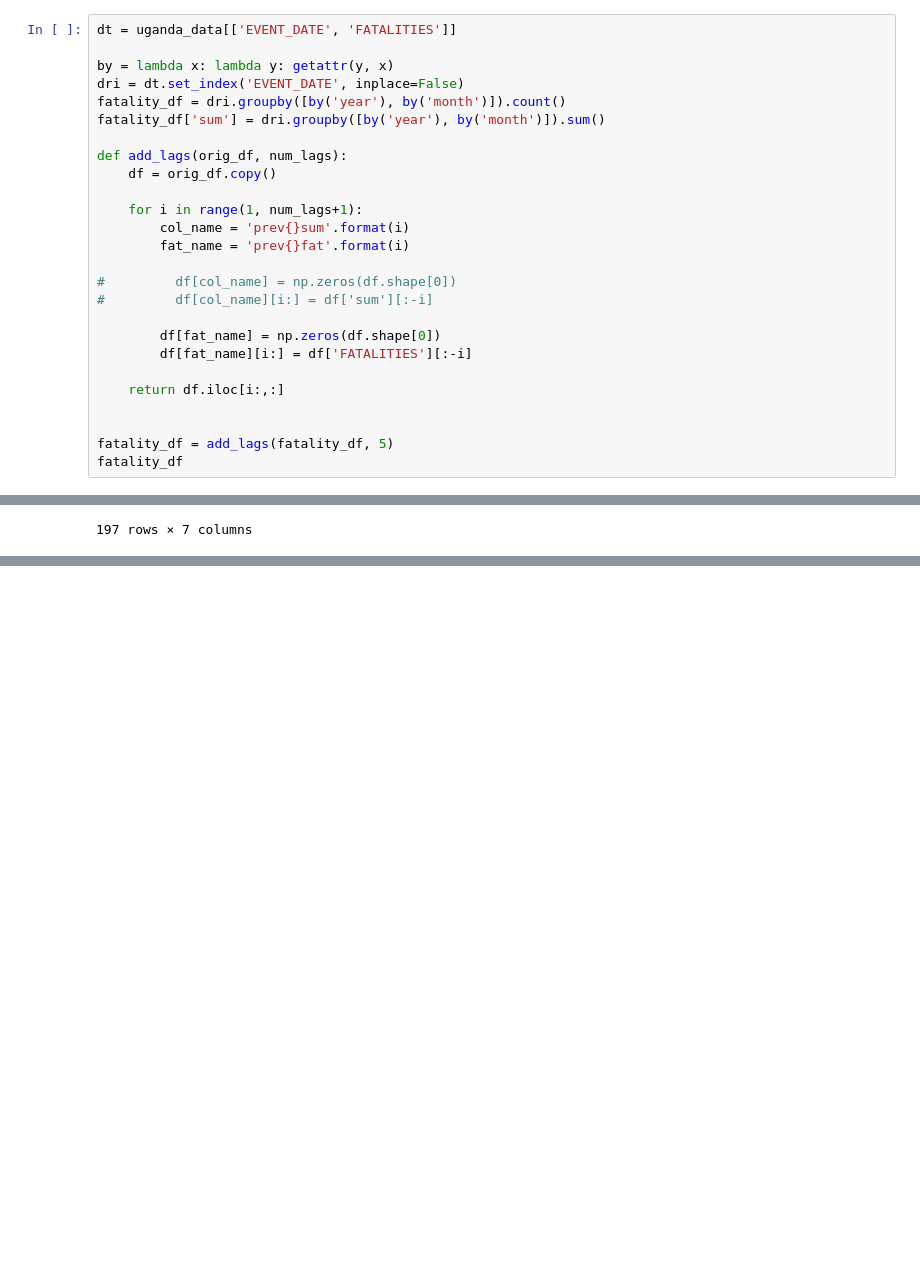
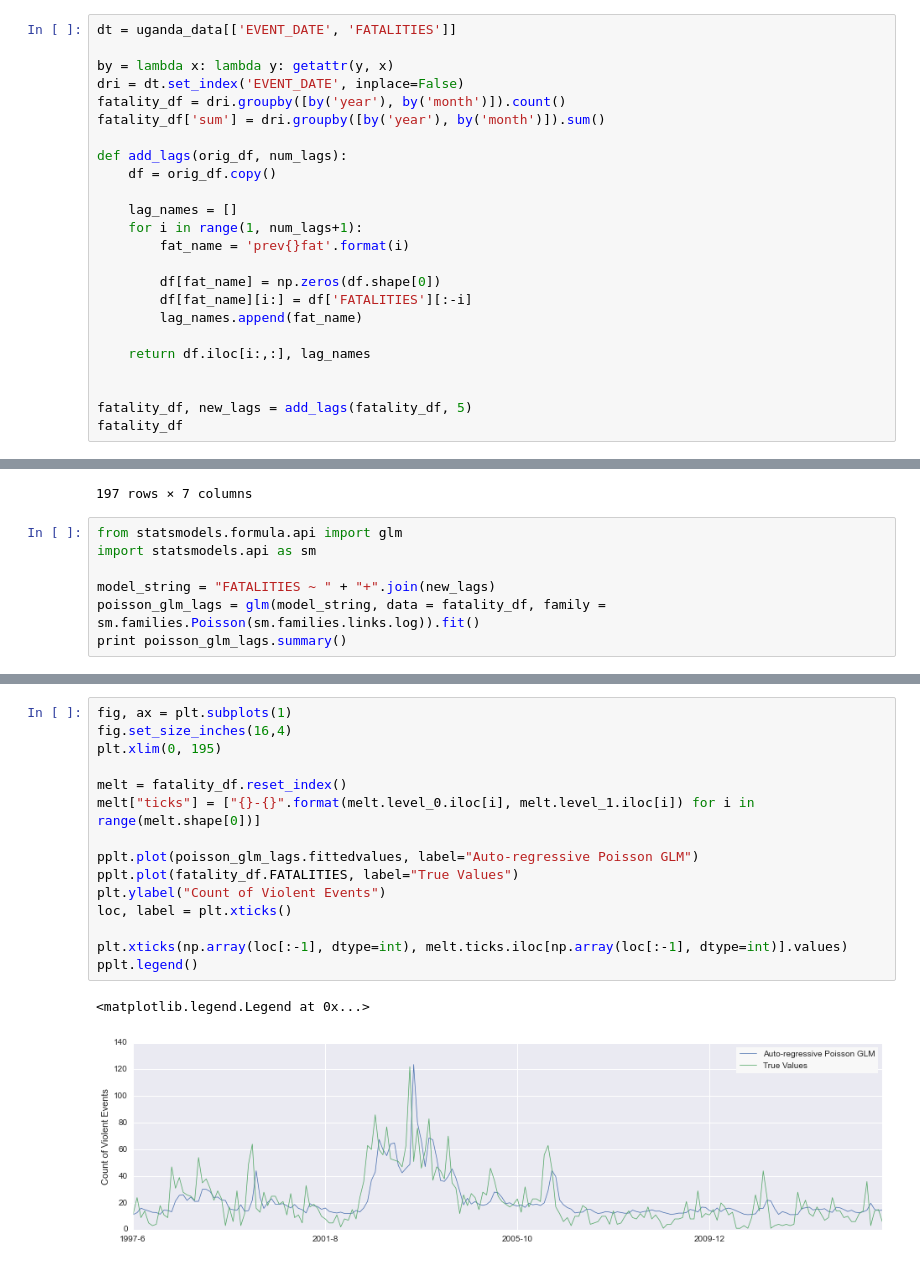
Before and after one commit to pjbull/civil_conflict, a Jupyter notebook: UgandaExplore.ipynb, the cells around one changed output, grey strips where cells are left out. Saved outputs shown, nothing was run; the diff lists cells and outputs as text; blank space fills up the shorter version.

Commit message:
Poisson Regression Done

```diff
--- a/UgandaExplore.ipynb
+++ b/UgandaExplore.ipynb
@@ -409,20 +409,18 @@ fatality_df['sum'] = dri.groupby([by('year'), by('month')]).sum()
 def add_lags(orig_df, num_lags):
     df = orig_df.copy()
 
+    lag_names = []
     for i in range(1, num_lags+1):
-        col_name = 'prev{}sum'.format(i)
         fat_name = 'prev{}fat'.format(i)
-
-#         df[col_name] = np.zeros(df.shape[0])
-#         df[col_name][i:] = df['sum'][:-i]
 
         df[fat_name] = np.zeros(df.shape[0])
         df[fat_name][i:] = df['FATALITIES'][:-i]
+        lag_names.append(fat_name)
 
-    return df.iloc[i:,:]
+    return df.iloc[i:,:], lag_names
 
 
-fatality_df = add_lags(fatality_df, 5)
+fatality_df, new_lags = add_lags(fatality_df, 5)
 fatality_df
 # %% [output]
 |  |  | FATALITIES | sum | prev1fat | prev2fat | prev3fat | prev4fat | prev5fat |
@@ -443,3 +441,10 @@ fatality_df
 |  | 5 | 24 | 34 | 8 | 15 | 7 | 8 | 2 |
 |  |  | ... | ... | ... | ... | ... | ... | ... |
 197 rows × 7 columns
+# %%
+from statsmodels.formula.api import glm
+import statsmodels.api as sm
+
+model_string = "FATALITIES ~ " + "+".join(new_lags)
+poisson_glm_lags = glm(model_string, data = fatality_df, family = sm.families.Poisson(sm.families.links.log)).fit()
+print poisson_glm_lags.summary()
@@ -445,0 +487,18 @@ fatality_df
+# %%
+fig, ax = plt.subplots(1)
+fig.set_size_inches(16,4)
+plt.xlim(0, 195)
+
+melt = fatality_df.reset_index()
+melt["ticks"] = ["{}-{}".format(melt.level_0.iloc[i], melt.level_1.iloc[i]) for i in range(melt.shape[0])]
+
+pplt.plot(poisson_glm_lags.fittedvalues, label="Auto-regressive Poisson GLM")
+pplt.plot(fatality_df.FATALITIES, label="True Values")
+plt.ylabel("Count of Violent Events")
+loc, label = plt.xticks()
+
+plt.xticks(np.array(loc[:-1], dtype=int), melt.ticks.iloc[np.array(loc[:-1], dtype=int)].values)
+pplt.legend()
+# %% [output]
+<matplotlib.legend.Legend at 0x...>
+[figure, added]
```
Also changed, not shown: parts of 6 cells of this notebook, 1 other file.
